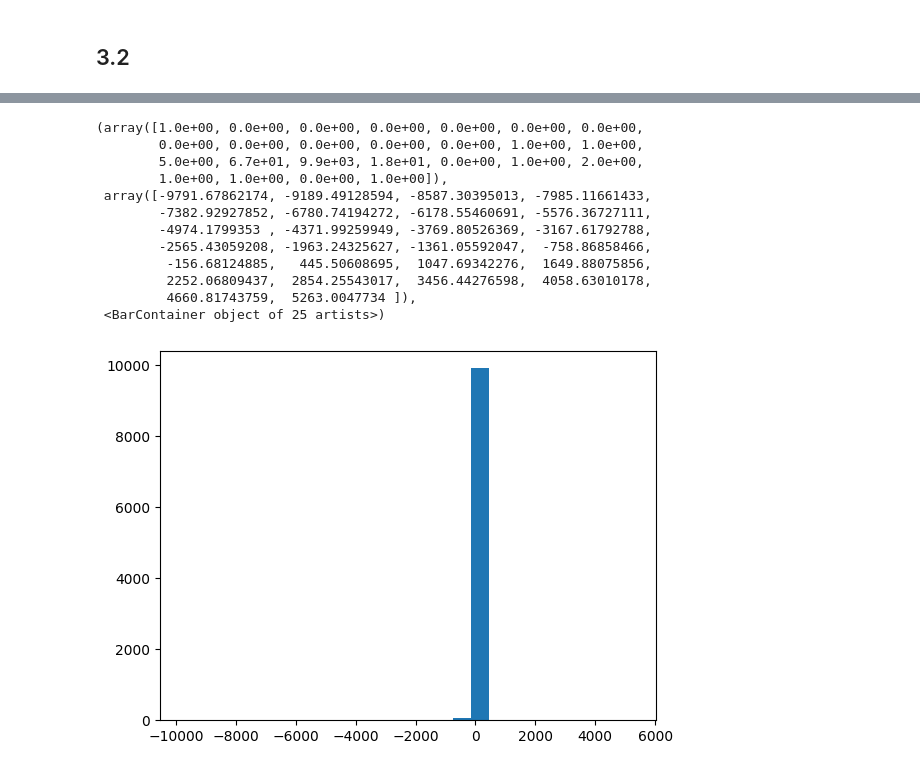
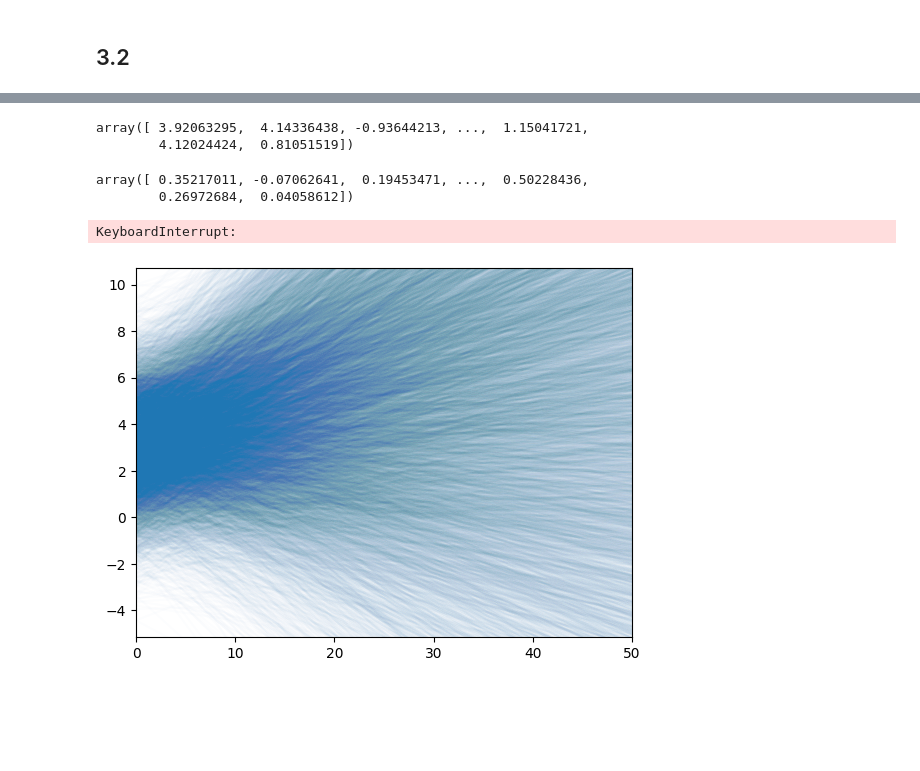
Before and after one commit to ajbarrows/uvmbayes, a Jupyter notebook: notebooks/problem_sets/20240927-problem_set_2.ipynb, the cells around one changed output, grey strips where cells are left out. Drawn from its saved outputs; the diff is of its cells as text; code cells hidden in the pictures; blank space fills up the shorter version.

```diff
--- a/notebooks/problem_sets/20240927-problem_set_2.ipynb
+++ b/notebooks/problem_sets/20240927-problem_set_2.ipynb
@@ -147,16 +124,20 @@ plt.hist(prior_predict)
-# %%
-plt.hist(prior_predict[~np.isinf(prior_predict)], bins=25)
-# %% [output]
-(array([1.0e+00, 0.0e+00, 0.0e+00, 0.0e+00, 0.0e+00, 0.0e+00, 0.0e+00,
-        0.0e+00, 0.0e+00, 0.0e+00, 0.0e+00, 0.0e+00, 1.0e+00, 1.0e+00,
-        5.0e+00, 6.7e+01, 9.9e+03, 1.8e+01, 0.0e+00, 1.0e+00, 2.0e+00,
-        1.0e+00, 1.0e+00, 0.0e+00, 1.0e+00]),
- array([-9791.67862174, -9189.49128594, -8587.30395013, -7985.11661433,
-        -7382.92927852, -6780.74194272, -6178.55460691, -5576.36727111,
-        -4974.1799353 , -4371.99259949, -3769.80526369, -3167.61792788,
-        -2565.43059208, -1963.24325627, -1361.05592047,  -758.86858466,
-         -156.68124885,   445.50608695,  1047.69342276,  1649.88075856,
-         2252.06809437,  2854.25543017,  3456.44276598,  4058.63010178,
-         4660.81743759,  5263.0047734 ]),
- <BarContainer object of 25 artists>)
-[figure, removed]
+# %%
+alpha
+# %% [output]
+array([ 3.92063295,  4.14336438, -0.93644213, ...,  1.15041721,
+        4.12024424,  0.81051519])
+# %%
+beta
+# %% [output]
+array([ 0.35217011, -0.07062641,  0.19453471, ...,  0.50228436,
+        0.26972684,  0.04058612])
+# %%
+for i in range(len(alpha)):
+    xy1 = (0, alpha[i])
+    slope = beta[i]
+
+    plt.xlim(0, 50)
+    plt.axline(xy1=xy1, slope=slope, alpha=.01)
+# %% [output]
+KeyboardInterrupt:
+[figure, added]
```
Also changed, not shown: parts of 8 cells of this notebook, 33 other files.
